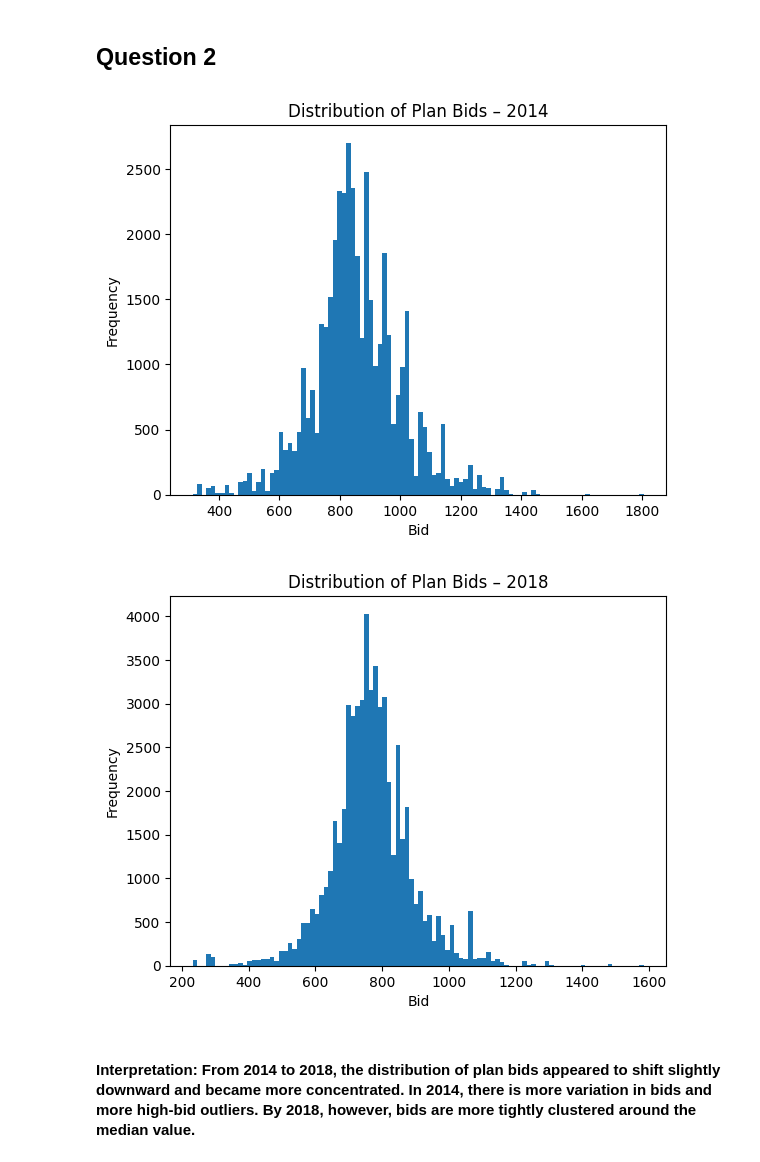
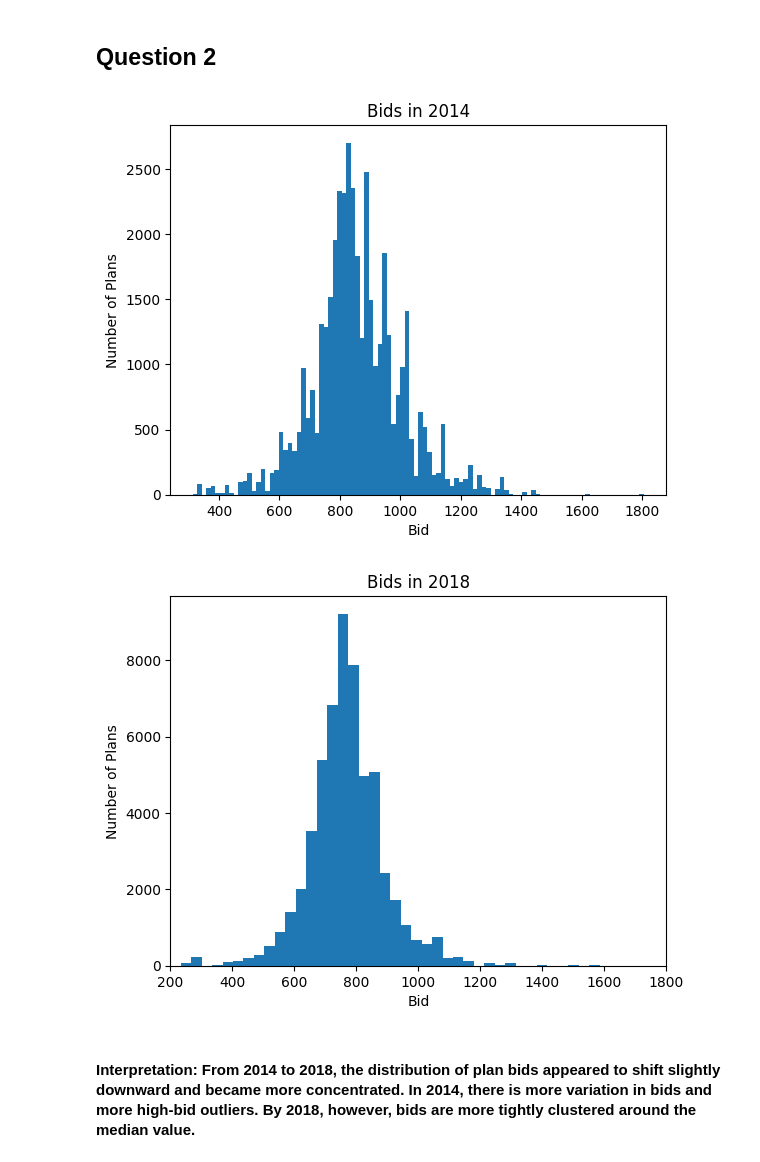
Before and after one commit to gianadanzilo/Danzilo_G_HW_2, a Jupyter notebook: Danzilo_G_HW_2_1.ipynb, the cells around one changed output. Saved outputs shown, nothing was run; the diff lists cells and outputs as text; code cells hidden in the pictures.

```diff
--- a/Danzilo_G_HW_2_1.ipynb
+++ b/Danzilo_G_HW_2_1.ipynb
@@ -167,24 +167,22 @@ question_2 = data[
 # %%
-# 2014
-bid_2014 = data_2014['bid'].dropna()
+# 2014 Plan Bids
 plt.figure()
-plt.hist(bid_2014, bins=100)
-plt.title("Distribution of Plan Bids – 2014")
+plt.hist(data_2014.bid, bins=100)
 plt.xlabel("Bid")
-plt.ylabel("Frequency")
+plt.ylabel("Number of Plans")
+plt.title("Bids in 2014")
 plt.show()
 
 # 2018
-bid_2018 = data_2018['bid'].dropna()
-plt.figure()
-plt.hist(bid_2018, bins=100)
-plt.title("Distribution of Plan Bids – 2018")
+plt.hist(question_1[question_1["year"] == 2018].bid, bins=40)
+plt.xlim(200, 1800)
 plt.xlabel("Bid")
-plt.ylabel("Frequency")
+plt.ylabel("Number of Plans")
+plt.title("Bids in 2018")
 plt.show()
 # %% [output]
-[figure, old version]
+[figure, new version]
-[figure, old version]
+[figure, new version]
 # %% [markdown]
 #### Interpretation: From 2014 to 2018, the distribution of plan bids appeared to shift slightly downward and became more concentrated. In 2014, there is more variation in bids and more high-bid outliers. By 2018, however, bids are more tightly clustered around the median value.
 # %% [markdown]
```
Also changed, not shown: parts of 10 cells of this notebook, 1 other file.
